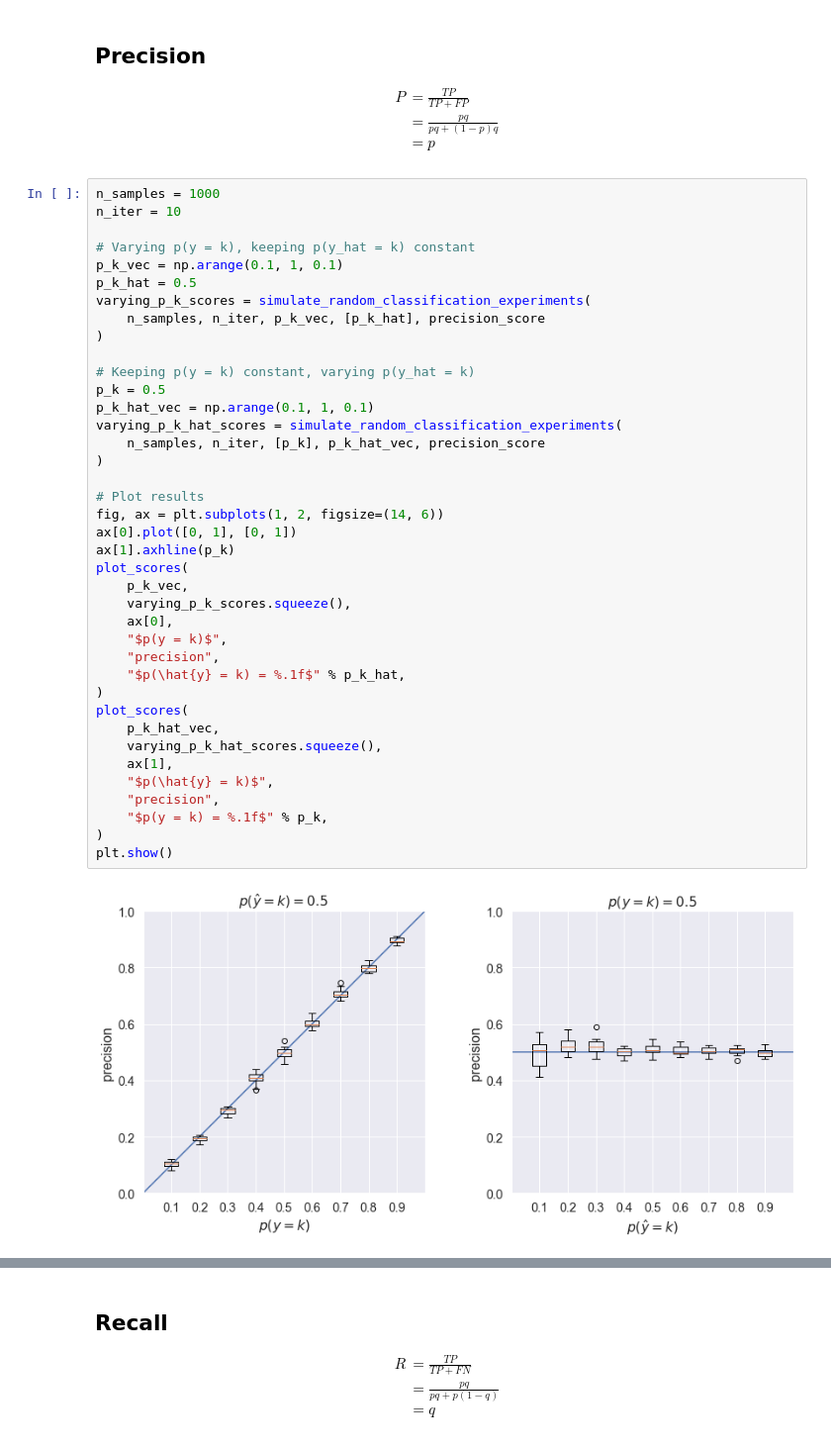
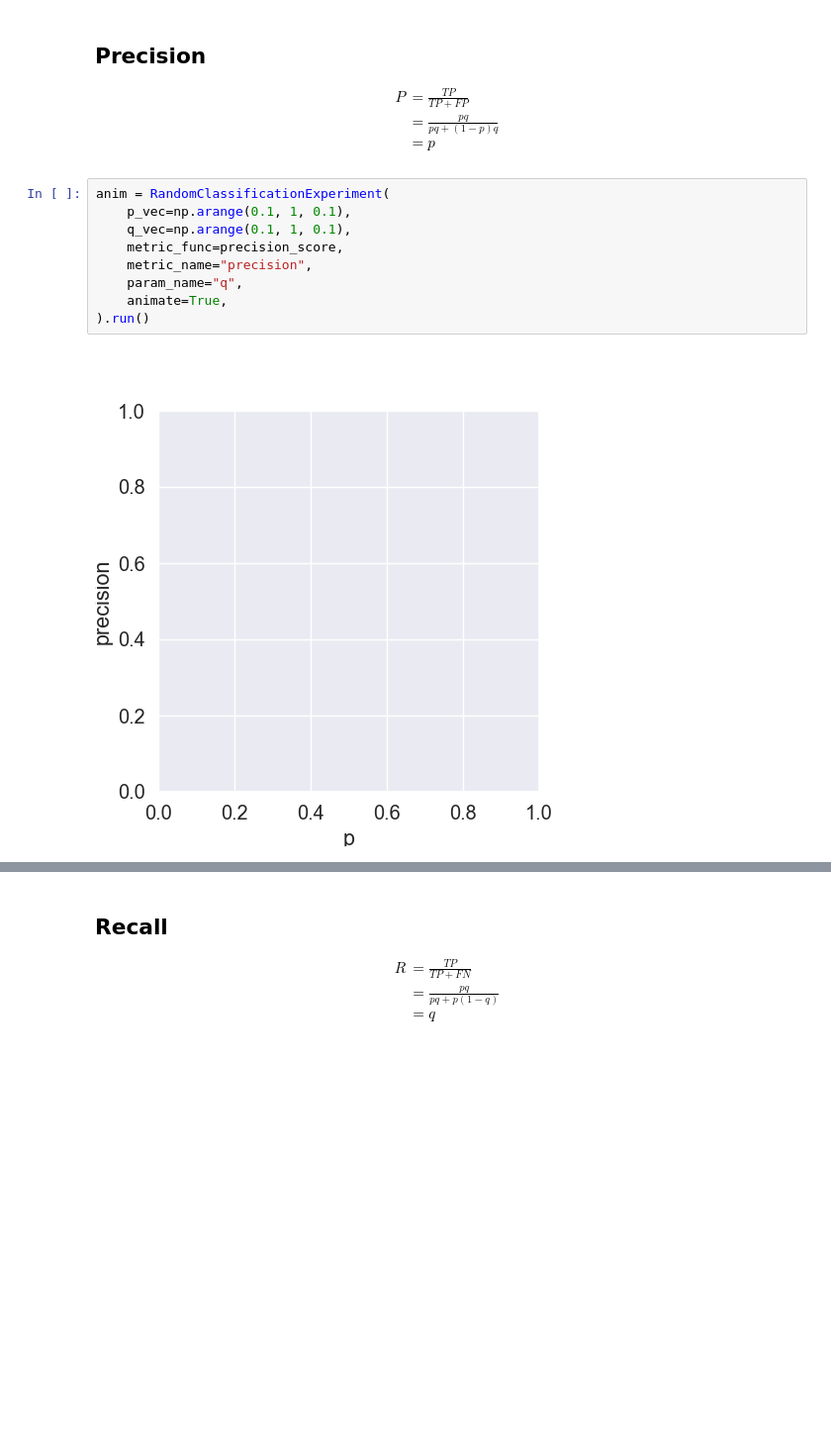
Before and after one commit to salvatorefara/classifier_chance_levels, a Jupyter notebook: classifier_chance_levels.ipynb, the cells around one changed output, grey strips where cells are left out. Shown: that part at 99% size. Drawn from its saved outputs; the diff is of its cells as text; blank space fills up the shorter version.

```diff
--- a/classifier_chance_levels.ipynb
+++ b/classifier_chance_levels.ipynb
@@ -107,44 +48,14 @@ where $p: = p(y = k), q: = p(\hat{y} = k)$.
    &= \frac{pq}{pq + (1 - p)q} \\
    &= p
 \end{align*}
-# %%
-n_samples = 1000
-n_iter = 10
-
-# Varying p(y = k), keeping p(y_hat = k) constant
-p_k_vec = np.arange(0.1, 1, 0.1)
-p_k_hat = 0.5
-varying_p_k_scores = simulate_random_classification_experiments(
-    n_samples, n_iter, p_k_vec, [p_k_hat], precision_score
-)
-
-# Keeping p(y = k) constant, varying p(y_hat = k)
-p_k = 0.5
-p_k_hat_vec = np.arange(0.1, 1, 0.1)
-varying_p_k_hat_scores = simulate_random_classification_experiments(
-    n_samples, n_iter, [p_k], p_k_hat_vec, precision_score
-)
-
-# Plot results
-fig, ax = plt.subplots(1, 2, figsize=(14, 6))
-ax[0].plot([0, 1], [0, 1])
-ax[1].axhline(p_k)
-plot_scores(
-    p_k_vec,
-    varying_p_k_scores.squeeze(),
-    ax[0],
-    "$p(y = k)$",
-    "precision",
-    "$p(\hat{y} = k) = %.1f$" % p_k_hat,
-)
-plot_scores(
-    p_k_hat_vec,
-    varying_p_k_hat_scores.squeeze(),
-    ax[1],
-    "$p(\hat{y} = k)$",
-    "precision",
-    "$p(y = k) = %.1f$" % p_k,
-)
-plt.show()
-# %% [output]
-[figure, removed]
+# %%
+anim = RandomClassificationExperiment(
+    p_vec=np.arange(0.1, 1, 0.1),
+    q_vec=np.arange(0.1, 1, 0.1),
+    metric_func=precision_score,
+    metric_name="precision",
+    param_name="q",
+    animate=True,
+).run()
+# %% [output]
+[figure, added]
```
Also changed, not shown: parts of 4 cells of this notebook, 1 other file.
